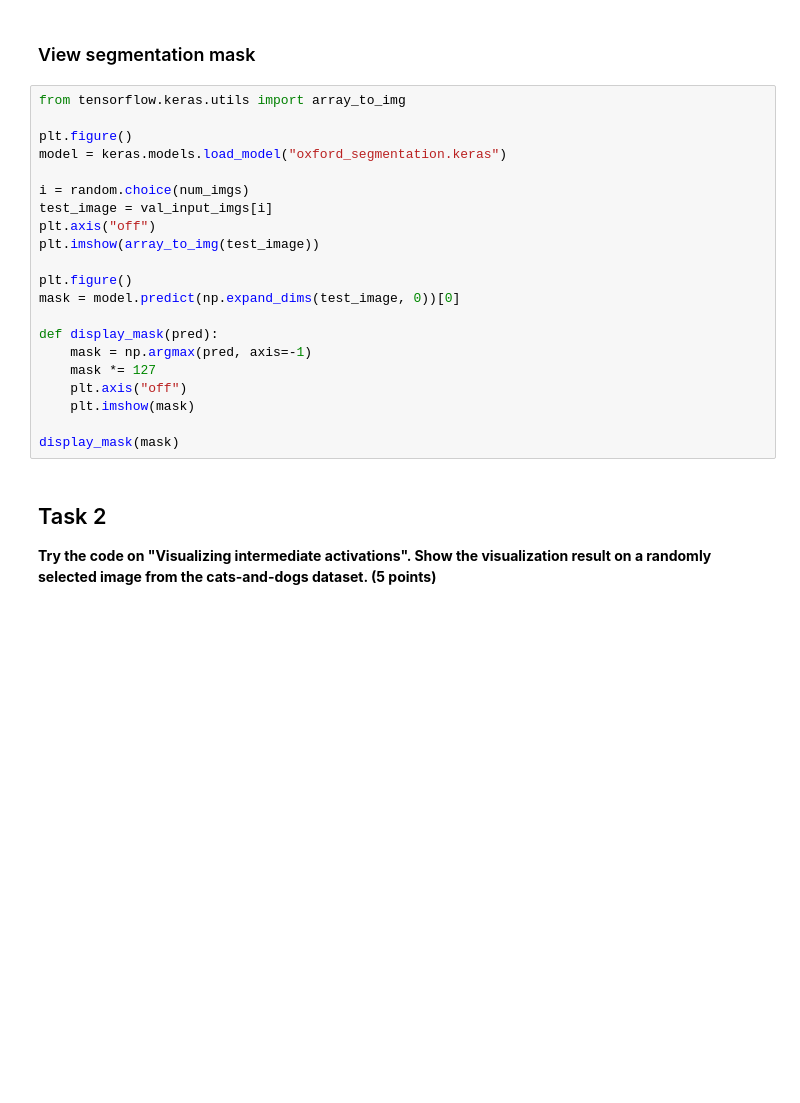
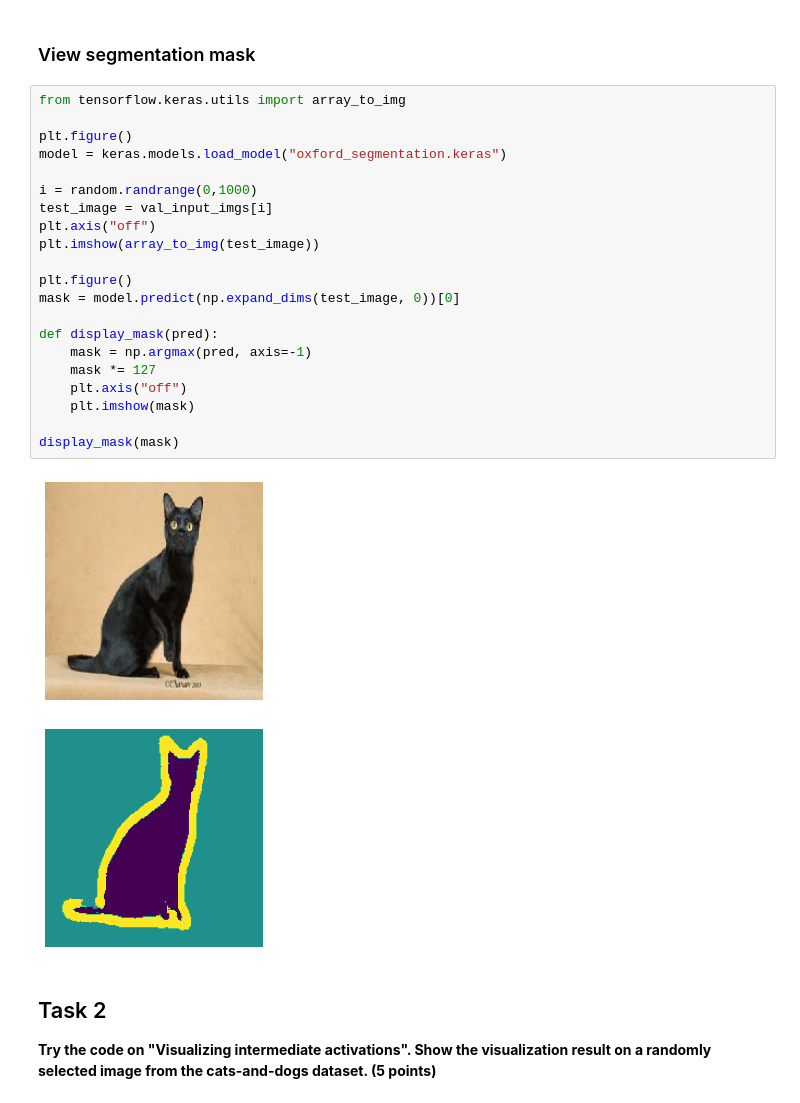
Before and after one commit to diegosol127/CSCE-636-Deep-Learning, a Jupyter notebook: Homework/CSCE_636_HW06_Sol.ipynb, the cells around one changed output. Cells and saved outputs as stored; diff of their text form; blank space fills up the shorter version.

```diff
--- a/Homework/CSCE_636_HW06_Sol.ipynb
+++ b/Homework/CSCE_636_HW06_Sol.ipynb
@@ -131,24 +173,27 @@ plt.legend()
 # %%
 from tensorflow.keras.utils import array_to_img
 
 plt.figure()
 model = keras.models.load_model("oxford_segmentation.keras")
 
-i = random.choice(num_imgs)
+i = random.randrange(0,1000)
 test_image = val_input_imgs[i]
 plt.axis("off")
 plt.imshow(array_to_img(test_image))
 
 plt.figure()
 mask = model.predict(np.expand_dims(test_image, 0))[0]
 
 def display_mask(pred):
     mask = np.argmax(pred, axis=-1)
     mask *= 127
     plt.axis("off")
     plt.imshow(mask)
 
 display_mask(mask)
+# %% [output]
+[figure, added]
+[figure, added]
 # %% [markdown]
 ## Task 2
 
```
Also changed, not shown: parts of 4 cells of this notebook.
